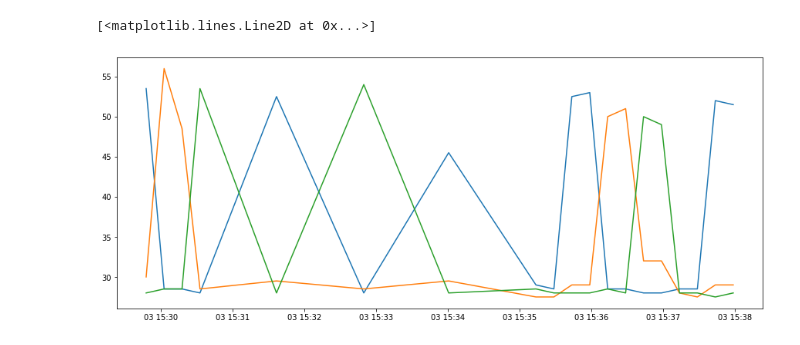
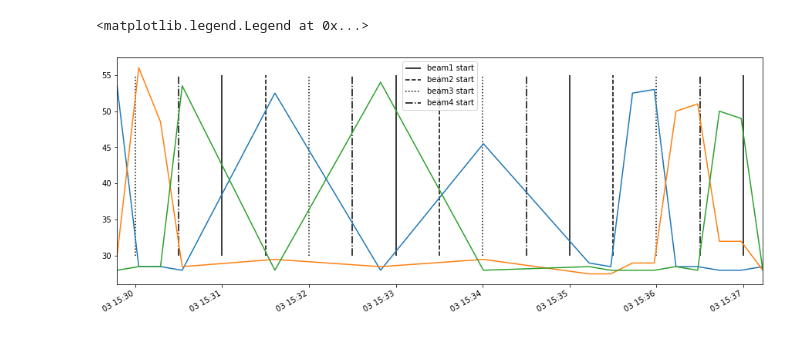
Before and after one commit to callumrollo/adcp-glider, a Jupyter notebook: notebooks/bench_tests.ipynb, the cells around one changed output. Drawn from its saved outputs; the diff is of its cells as text; code cells hidden in the pictures.

Commit message:
bench tests labelled plots

```diff
--- a/notebooks/bench_tests.ipynb
+++ b/notebooks/bench_tests.ipynb
@@ -18,8 +18,8 @@ from src.data.adcp_mission_analysis import adcp_import_data, add_dive_averages,
 
 from src.data.beam_mapping import beam2enu, beam_from_center, vert_miss
 # %%
-bench_path = Path('/home/callum/Documents/sg637/2020-08-02_benchtests/bench_ncs')
-sim_path = Path('/home/callum/Documents/sg637/2020-08-02_benchtests/simdive1')
+bench_path = Path('../../sg637/2020-08-02_benchtests/bench_ncs')
+sim_path = Path('../../sg637/2020-08-02_benchtests/simdive1')
 # %%
 overview, mission_dict = adcp_import_data(bench_path)
 # %%
@@ -70,14 +40,30 @@ overview
+# %%
+secs = np.arange(datetime(2020,8,3,14), datetime(2020,8,3,16), timedelta(seconds=30))
+# %%
+beam1 = secs[2::4]
+beam2 = secs[3::4]
+beam3 = secs[0::4]
+beam4 = secs[1::4]
 # %%
 foo = mission_dict['0001a']
 bar = mission_dict['0001b']
-secs = np.arange(datetime(2020,8,3), datetime(2020,8,4), timedelta(seconds=30))
-fix, ax = plt.subplots(figsize=(15,6))
+fig, ax = plt.subplots(figsize=(15,6))
 ax.plot(foo.time, foo.amp_beam[:,1,0])
 ax.plot(foo.time, foo.amp_beam[:,1,1])
 ax.plot(foo.time, foo.amp_beam[:,1,2])
-#ax.set(xticks=secs, xlim=(foo.time[0], foo.time[-1]));
-#ax.xaxis.set_tick_params(rotation=45);
+#ax.set(xticks=secs);
+ax.xaxis.set_minor_locator(MultipleLocator(2))
+
+ax.set(xlim=[foo.time[0], foo.time[15]])
 #x.grid=True
+fig.autofmt_xdate()
+ax.vlines(beam1, 30, 55, label='beam1 start', linestyle='-')
+ax.vlines(beam2, 30, 55, label='beam2 start', linestyle='--')
+ax.vlines(beam3, 30, 55, label='beam3 start', linestyle='dotted')
+ax.vlines(beam4, 30, 55, label='beam4 start', linestyle='dashdot')
+
+
+ax.legend()
 # %% [output]
-[<matplotlib.lines.Line2D at 0x...>]
+<matplotlib.legend.Legend at 0x...>
-[figure, old version]
+[figure, new version]
```
Also changed, not shown: parts of 11 cells of this notebook.
